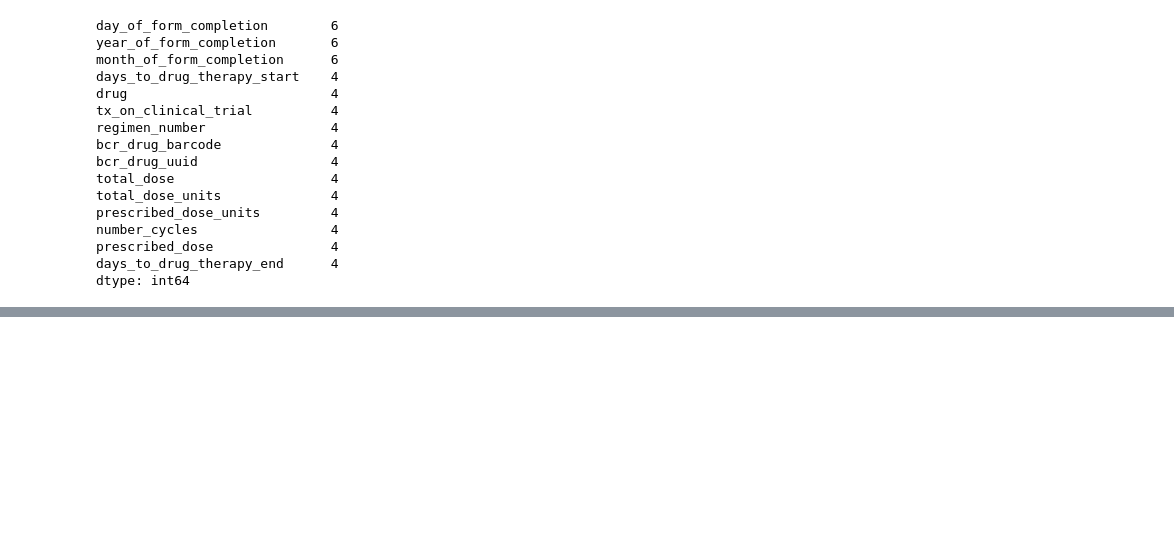
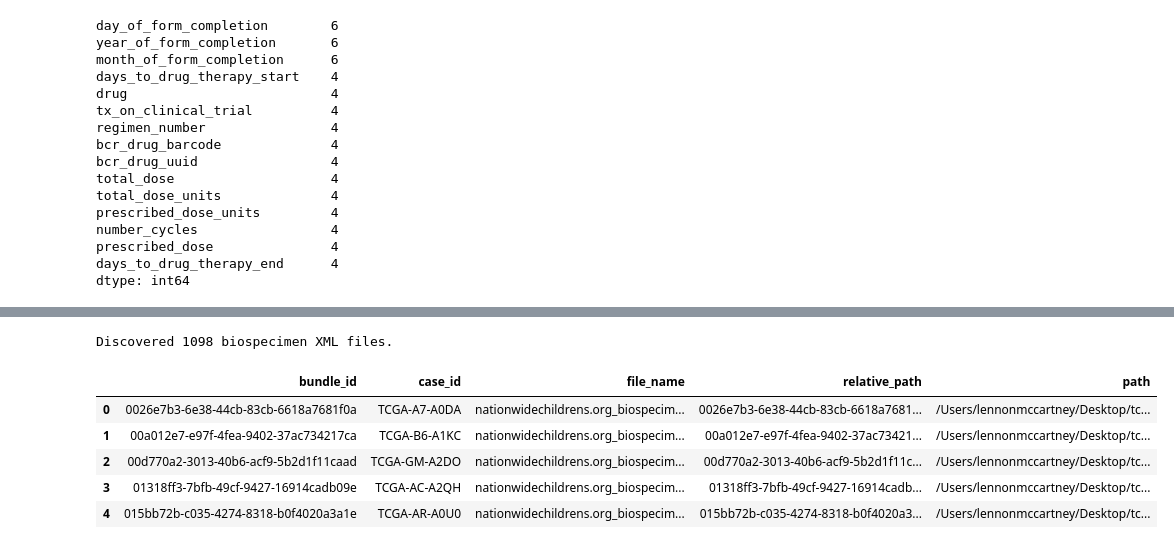
Before and after one commit to sarthak-arora1997/tcga-brca-multiomics-subtyping, a Jupyter notebook: notebooks/01_download_and_organize_data.ipynb, the cells around one changed output, grey strips where cells are left out. Saved outputs shown, nothing was run; the diff lists cells and outputs as text; code cells hidden in the pictures; blank space fills up the shorter version.

```diff
--- a/notebooks/01_download_and_organize_data.ipynb
+++ b/notebooks/01_download_and_organize_data.ipynb
@@ -385,0 +390,33 @@ dtype: int64
+# %%
+def collect_biospecimen_xml(root: Path) -> pd.DataFrame:
+    records: list[dict[str, object]] = []
+    for bundle in sorted(p for p in root.iterdir() if p.is_dir()):
+        for xml_path in sorted(bundle.glob('*.xml')):
+            if 'biospecimen' not in xml_path.name.lower():
+                continue
+            filename = xml_path.name
+            case_id = filename.split('.')[-2]
+            records.append(
+                {
+                    'bundle_id': bundle.name,
+                    'case_id': case_id,
+                    'file_name': filename,
+                    'relative_path': xml_path.relative_to(CLINICAL_DATA_DIR).as_posix(),
+                    'path': str(xml_path),
+                }
+            )
+    if not records:
+        raise FileNotFoundError('No biospecimen XML files discovered')
+    return pd.DataFrame.from_records(records)
+
+biospecimen_index = collect_biospecimen_xml(CLINICAL_DATA_DIR)
+print(f'Discovered {len(biospecimen_index)} biospecimen XML files.')
+biospecimen_index.head()
+# %% [output]
+Discovered 1098 biospecimen XML files.
+|  | bundle_id | case_id | file_name | relative_path | path |
+| 0 | 0026e7b3-6e38-44cb-83cb-6618a7681f0a | TCGA-A7-A0DA | nationwidechildrens.org_biospecim... | 0026e7b3-6e38-44cb-83cb-6618a7681... | /Users/lennonmccartney/Desktop/tc... |
+| 1 | 00a012e7-e97f-4fea-9402-37ac734217ca | TCGA-B6-A1KC | nationwidechildrens.org_biospecim... | 00a012e7-e97f-4fea-9402-37ac73421... | /Users/lennonmccartney/Desktop/tc... |
+| 2 | 00d770a2-3013-40b6-acf9-5b2d1f11caad | TCGA-GM-A2DO | nationwidechildrens.org_biospecim... | 00d770a2-3013-40b6-acf9-5b2d1f11c... | /Users/lennonmccartney/Desktop/tc... |
+| 3 | 01318ff3-7bfb-49cf-9427-16914cadb09e | TCGA-AC-A2QH | nationwidechildrens.org_biospecim... | 01318ff3-7bfb-49cf-9427-16914cadb... | /Users/lennonmccartney/Desktop/tc... |
+| 4 | 015bb72b-c035-4274-8318-b0f4020a3a1e | TCGA-AR-A0U0 | nationwidechildrens.org_biospecim... | 015bb72b-c035-4274-8318-b0f4020a3... | /Users/lennonmccartney/Desktop/tc... |
```
Also changed, not shown: parts of 2 cells of this notebook.
